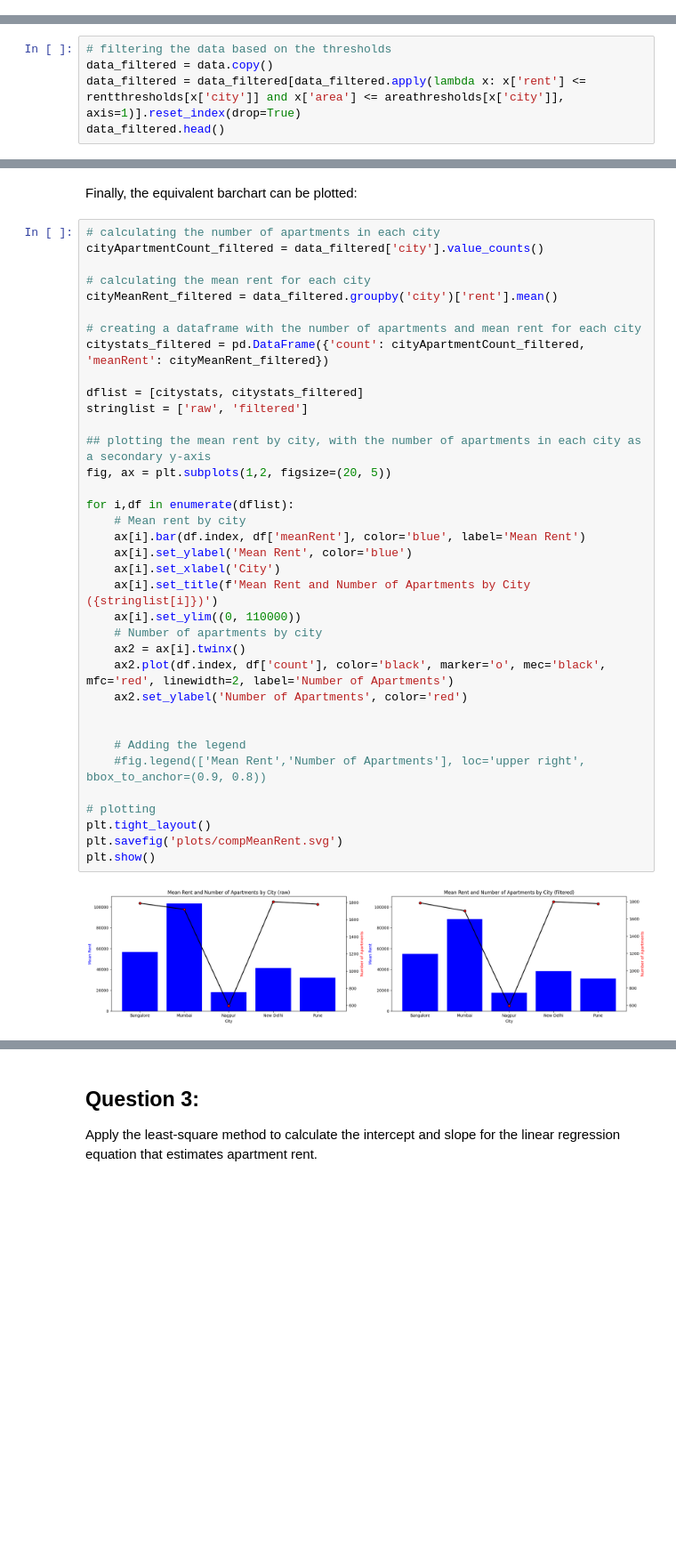
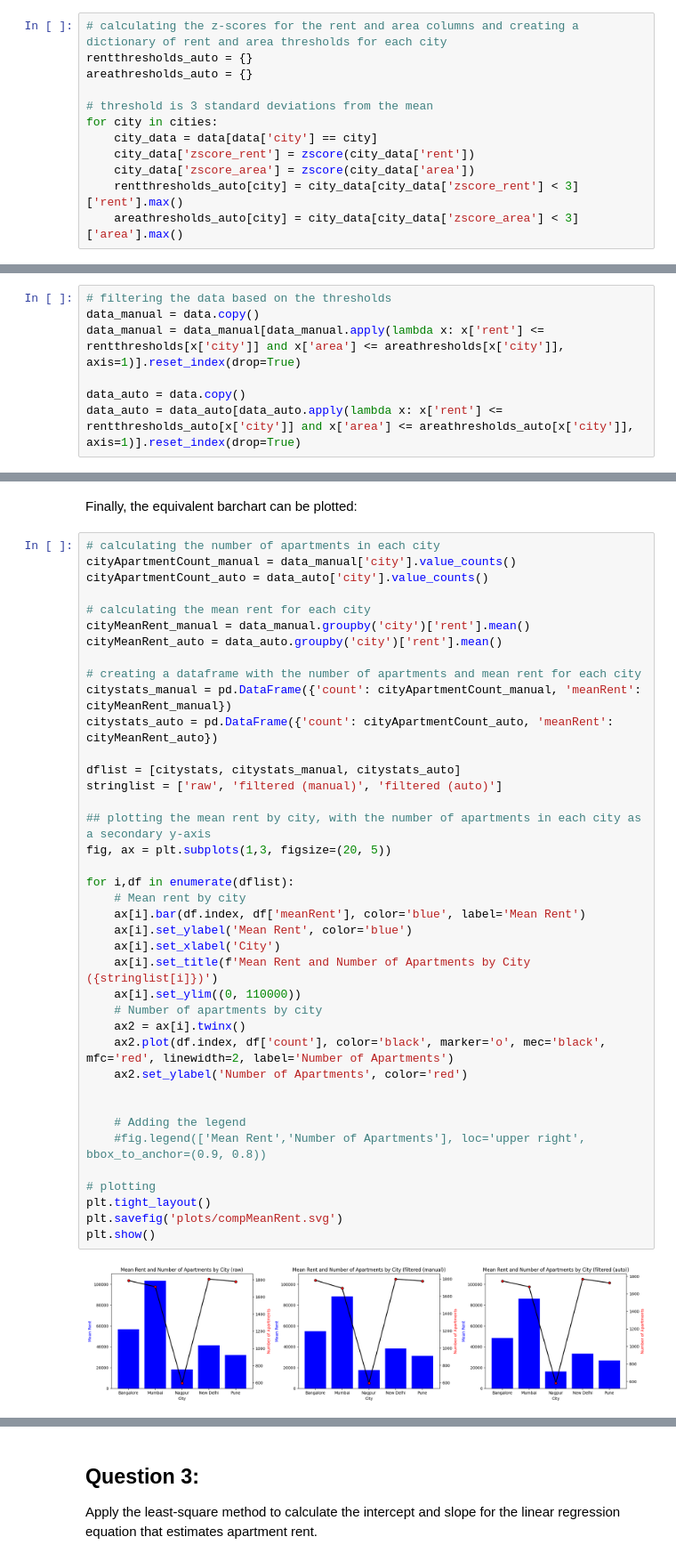
Before and after one commit to majdyousof/machine-learning-coursework, a Jupyter notebook: 02061161_code.ipynb, the cells around one changed output, grey strips where cells are left out. Shown at 89% size. Drawn from its saved outputs; the diff is of its cells as text; blank space fills up the shorter version.

Commit message:
auto outlier

```diff
--- a/02061161_code.ipynb
+++ b/02061161_code.ipynb
@@ -170,0 +176,12 @@ It is important to note that these values were ***not numerically calculated.***
+# %%
+# calculating the z-scores for the rent and area columns and creating a dictionary of rent and area thresholds for each city
+rentthresholds_auto = {}
+areathresholds_auto = {}
+
+# threshold is 3 standard deviations from the mean
+for city in cities:
+    city_data = data[data['city'] == city]
+    city_data['zscore_rent'] = zscore(city_data['rent'])
+    city_data['zscore_area'] = zscore(city_data['area'])
+    rentthresholds_auto[city] = city_data[city_data['zscore_rent'] < 3]['rent'].max()
+    areathresholds_auto[city] = city_data[city_data['zscore_area'] < 3]['area'].max()
@@ -171,5 +206,7 @@ It is important to note that these values were ***not numerically calculated.***
 # %%
 # filtering the data based on the thresholds
-data_filtered = data.copy()
-data_filtered = data_filtered[data_filtered.apply(lambda x: x['rent'] <= rentthresholds[x['city']] and x['area'] <= areathresholds[x['city']], axis=1)].reset_index(drop=True)
-data_filtered.head()
+data_manual = data.copy()
+data_manual = data_manual[data_manual.apply(lambda x: x['rent'] <= rentthresholds[x['city']] and x['area'] <= areathresholds[x['city']], axis=1)].reset_index(drop=True)
+
+data_auto = data.copy()
+data_auto = data_auto[data_auto.apply(lambda x: x['rent'] <= rentthresholds_auto[x['city']] and x['area'] <= areathresholds_auto[x['city']], axis=1)].reset_index(drop=True)
@@ -184,39 +214,42 @@ data_filtered.head()
 Finally, the equivalent barchart can be plotted:
 # %%
 # calculating the number of apartments in each city
-cityApartmentCount_filtered = data_filtered['city'].value_counts()
+cityApartmentCount_manual = data_manual['city'].value_counts()
+cityApartmentCount_auto = data_auto['city'].value_counts()
 
 # calculating the mean rent for each city
-cityMeanRent_filtered = data_filtered.groupby('city')['rent'].mean()
+cityMeanRent_manual = data_manual.groupby('city')['rent'].mean()
+cityMeanRent_auto = data_auto.groupby('city')['rent'].mean()
 
 # creating a dataframe with the number of apartments and mean rent for each city
-citystats_filtered = pd.DataFrame({'count': cityApartmentCount_filtered, 'meanRent': cityMeanRent_filtered})
+citystats_manual = pd.DataFrame({'count': cityApartmentCount_manual, 'meanRent': cityMeanRent_manual})
+citystats_auto = pd.DataFrame({'count': cityApartmentCount_auto, 'meanRent': cityMeanRent_auto})
 
-dflist = [citystats, citystats_filtered]
-stringlist = ['raw', 'filtered']
+dflist = [citystats, citystats_manual, citystats_auto]
+stringlist = ['raw', 'filtered (manual)', 'filtered (auto)']
 
 ## plotting the mean rent by city, with the number of apartments in each city as a secondary y-axis
-fig, ax = plt.subplots(1,2, figsize=(20, 5))
+fig, ax = plt.subplots(1,3, figsize=(20, 5))
 
 for i,df in enumerate(dflist):
     # Mean rent by city
     ax[i].bar(df.index, df['meanRent'], color='blue', label='Mean Rent')
     ax[i].set_ylabel('Mean Rent', color='blue')
     ax[i].set_xlabel('City')
     ax[i].set_title(f'Mean Rent and Number of Apartments by City ({stringlist[i]})')
     ax[i].set_ylim((0, 110000))
     # Number of apartments by city
     ax2 = ax[i].twinx()
     ax2.plot(df.index, df['count'], color='black', marker='o', mec='black', mfc='red', linewidth=2, label='Number of Apartments')
     ax2.set_ylabel('Number of Apartments', color='red')
 
 
     # Adding the legend
     #fig.legend(['Mean Rent','Number of Apartments'], loc='upper right', bbox_to_anchor=(0.9, 0.8))
 
 # plotting
 plt.tight_layout()
 plt.savefig('plots/compMeanRent.svg')
 plt.show()
 # %% [output]
-[figure, old version]
+[figure, new version]
```
Also changed, not shown: parts of 14 cells of this notebook, 8 other files.
